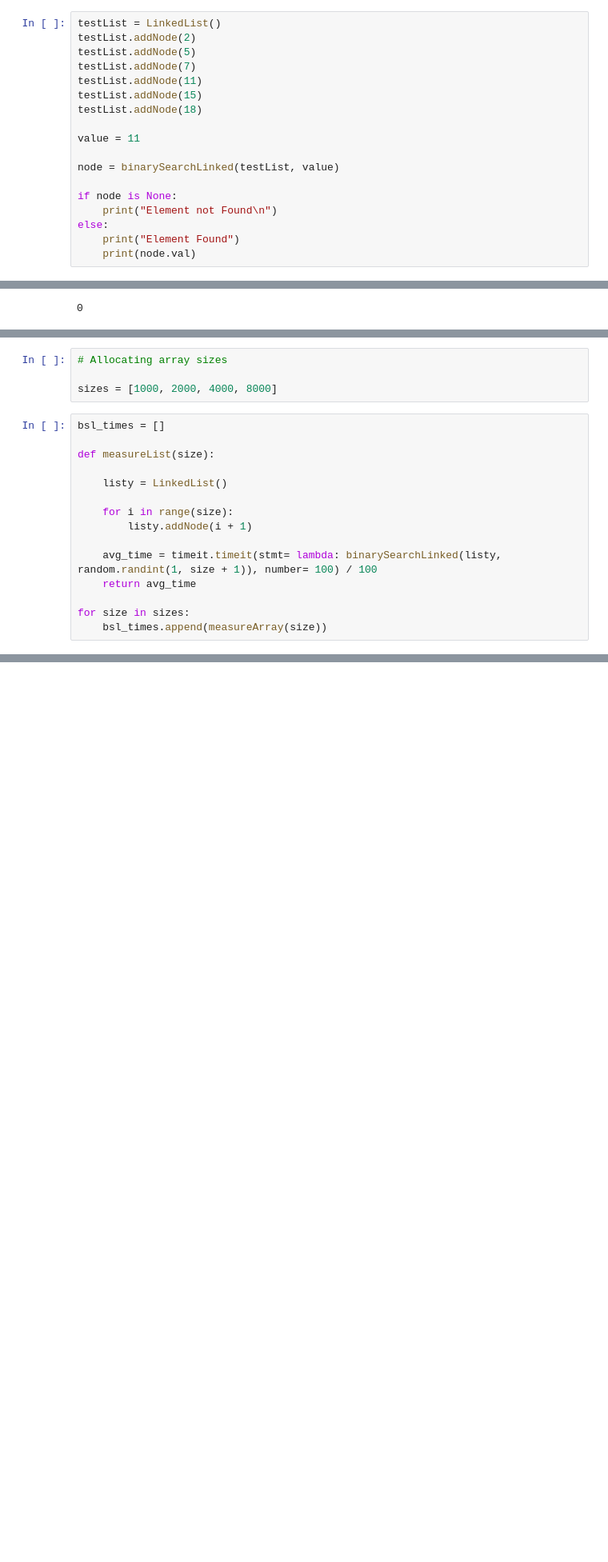
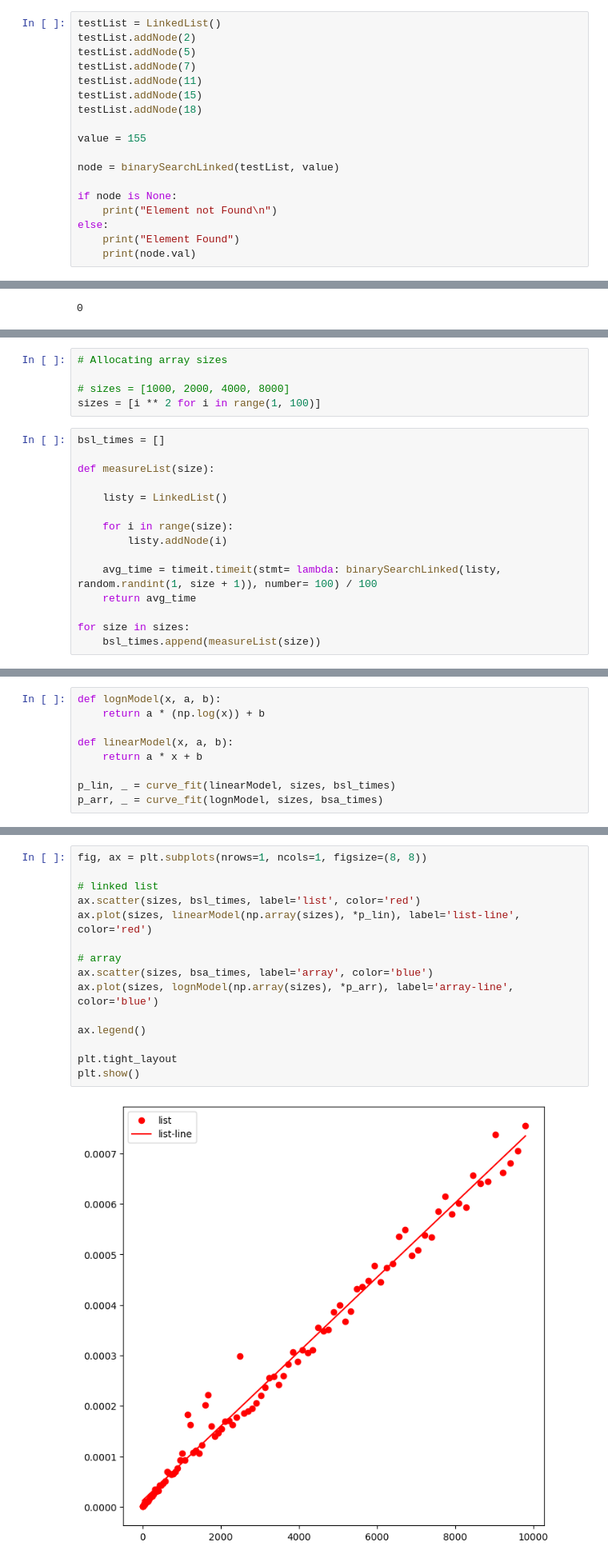
Before and after one commit to Lammy23/ENSF338_Lab_04, a Jupyter notebook: ex1.ipynb, the cells around one changed output, grey strips where cells are left out. Shown at 80% size. Cells and saved outputs as stored; diff of their text form; blank space fills up the shorter version.

```diff
--- a/ex1.ipynb
+++ b/ex1.ipynb
@@ -100,7 +102,7 @@ testList.addNode(11)
 testList.addNode(15)
 testList.addNode(18)
 
-value = 11
+value = 155
 
 node = binarySearchLinked(testList, value)
 
@@ -189,7 +186,8 @@ Then the `while` loop repeats $O(log n)$ times since half the array is dicarded.
 # %%
 # Allocating array sizes
 
-sizes = [1000, 2000, 4000, 8000]
+# sizes = [1000, 2000, 4000, 8000]
+sizes = [i ** 2 for i in range(1, 100)]
 # %%
 bsl_times = []
 
@@ -198,13 +196,13 @@ def measureList(size):
     listy = LinkedList()
 
     for i in range(size):
-        listy.addNode(i + 1)
+        listy.addNode(i)
 
     avg_time = timeit.timeit(stmt= lambda: binarySearchLinked(listy, random.randint(1, size + 1)), number= 100) / 100
     return avg_time
 
 for size in sizes:
-    bsl_times.append(measureArray(size))
+    bsl_times.append(measureList(size))
 # %%
 bsl_times
 # %% [output]
@@ -236,2 +260,11 @@ bsl_times
 # %% [markdown]
 ## Curve Fitting
+# %%
+def lognModel(x, a, b):
+    return a * (np.log(x)) + b
+
+def linearModel(x, a, b):
+    return a * x + b
+
+p_lin, _ = curve_fit(linearModel, sizes, bsl_times)
+p_arr, _ = curve_fit(lognModel, sizes, bsa_times)
@@ -237,0 +273,17 @@ bsl_times
+# %%
+fig, ax = plt.subplots(nrows=1, ncols=1, figsize=(8, 8))
+
+# linked list
+ax.scatter(sizes, bsl_times, label='list', color='red')
+ax.plot(sizes, linearModel(np.array(sizes), *p_lin), label='list-line', color='red')
+
+# array
+ax.scatter(sizes, bsa_times, label='array', color='blue')
+ax.plot(sizes, lognModel(np.array(sizes), *p_arr), label='array-line', color='blue')
+
+ax.legend()
+
+plt.tight_layout
+plt.show()
+# %% [output]
+[figure, added]
```
Also changed, not shown: parts of 8 cells of this notebook.
